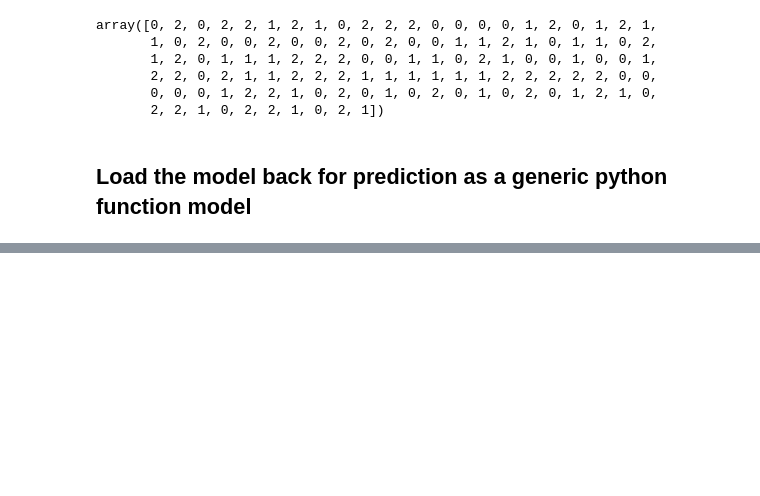
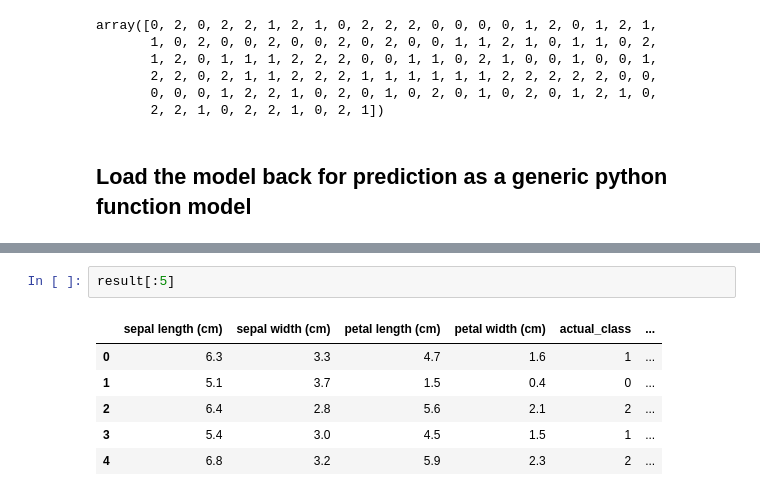
Before and after one commit to arun-ekambaram/mlflow, a Jupyter notebook: MLproject/test.ipynb, the cells around one changed output, grey strips where cells are left out. Saved outputs shown, nothing was run; the diff lists cells and outputs as text; blank space fills up the shorter version.

```diff
--- a/MLproject/test.ipynb
+++ b/MLproject/test.ipynb
@@ -902,0 +930,9 @@ loaded_model = mlflow.pyfunc.load_model(model_info.model_uri)
+# %%
+result[:5]
+# %% [output]
+|  | sepal length (cm) | sepal width (cm) | petal length (cm) | petal width (cm) | actual_class | ... |
+| 0 | 6.3 | 3.3 | 4.7 | 1.6 | 1 | ... |
+| 1 | 5.1 | 3.7 | 1.5 | 0.4 | 0 | ... |
+| 2 | 6.4 | 2.8 | 5.6 | 2.1 | 2 | ... |
+| 3 | 5.4 | 3.0 | 4.5 | 1.5 | 1 | ... |
+| 4 | 6.8 | 3.2 | 5.9 | 2.3 | 2 | ... |
```
Also changed, not shown: parts of 8 cells of this notebook.
